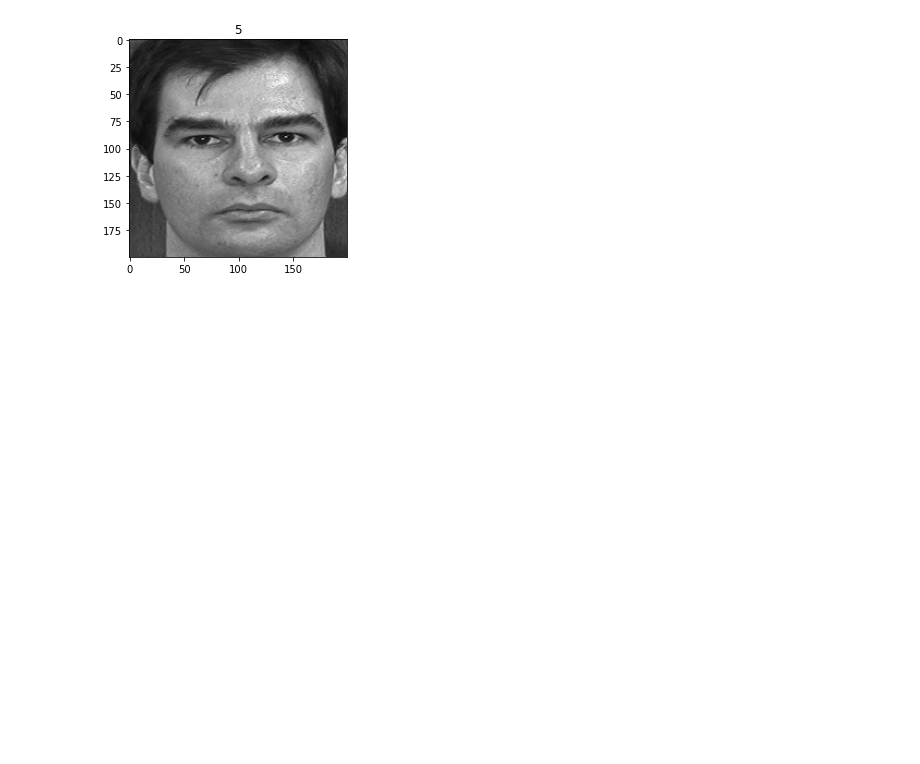
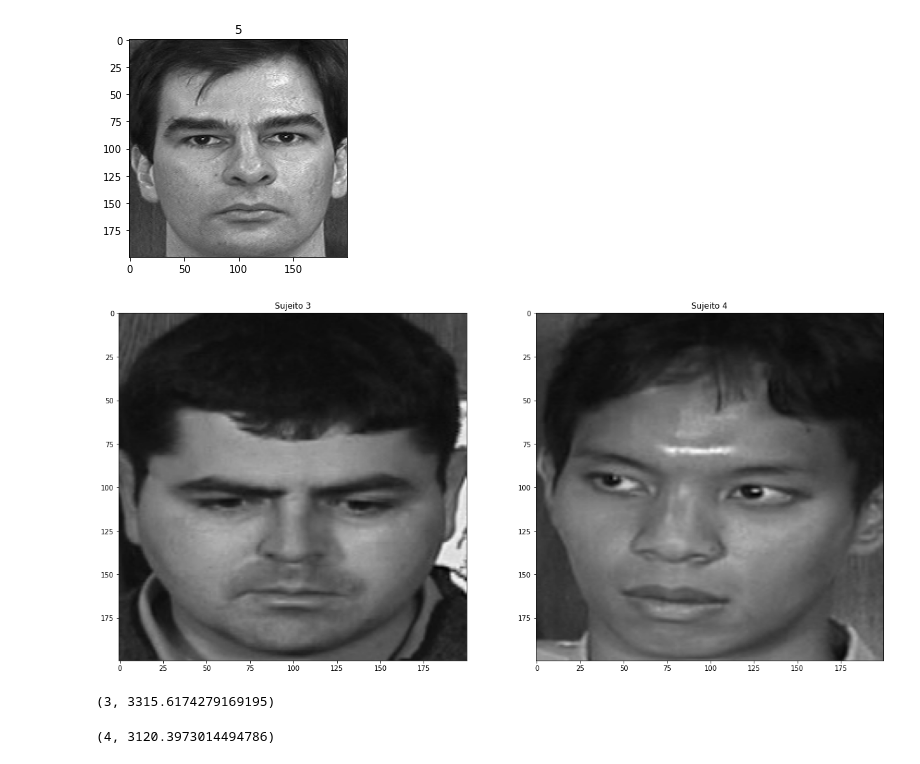
Before and after one commit to binhojulix/trabalho_de_visao_computacional, a Jupyter notebook: lab/trabalho_vc.ipynb, the cells around one changed output. Drawn from its saved outputs; the diff is of its cells as text; code cells hidden in the pictures; blank space fills up the shorter version.

```diff
--- a/lab/trabalho_vc.ipynb
+++ b/lab/trabalho_vc.ipynb
@@ -86,3 +87,6 @@ plt.title(sujeito[0])
 # %% [output]
 Text(0.5, 1.0, '5')
 [figure]
+# %%
+sujeitos = np.asarray(sujeitos, dtype=np.int32)
+sujeitos_teste = np.asarray(sujeitos_teste, dtype=np.int32)
@@ -88,0 +96,25 @@ Text(0.5, 1.0, '5')
+# %%
+
+plt.figure(figsize=(20,10))
+
+plt.subplot(121)
+plt.title("Sujeito " + str(sujeitos_teste[13]))
+plt.imshow(dados_teste[13], cmap="gray")
+
+plt.subplot(122)
+plt.title("Sujeito " + str(sujeitos_teste[19]))
+plt.imshow(dados_teste[19], cmap="gray")
+
+plt.show()
+# %% [output]
+[figure, added]
+# %%
+predicao = modelo_eingenfaces.predict(dados_teste[13])
+predicao
+# %% [output]
+(3, 3315.6174279169195)
+# %%
+predicao = modelo_eingenfaces.predict(dados_teste[19])
+predicao
+# %% [output]
+(4, 3120.3973014494786)
```
Also changed, not shown: parts of 10 cells of this notebook.
